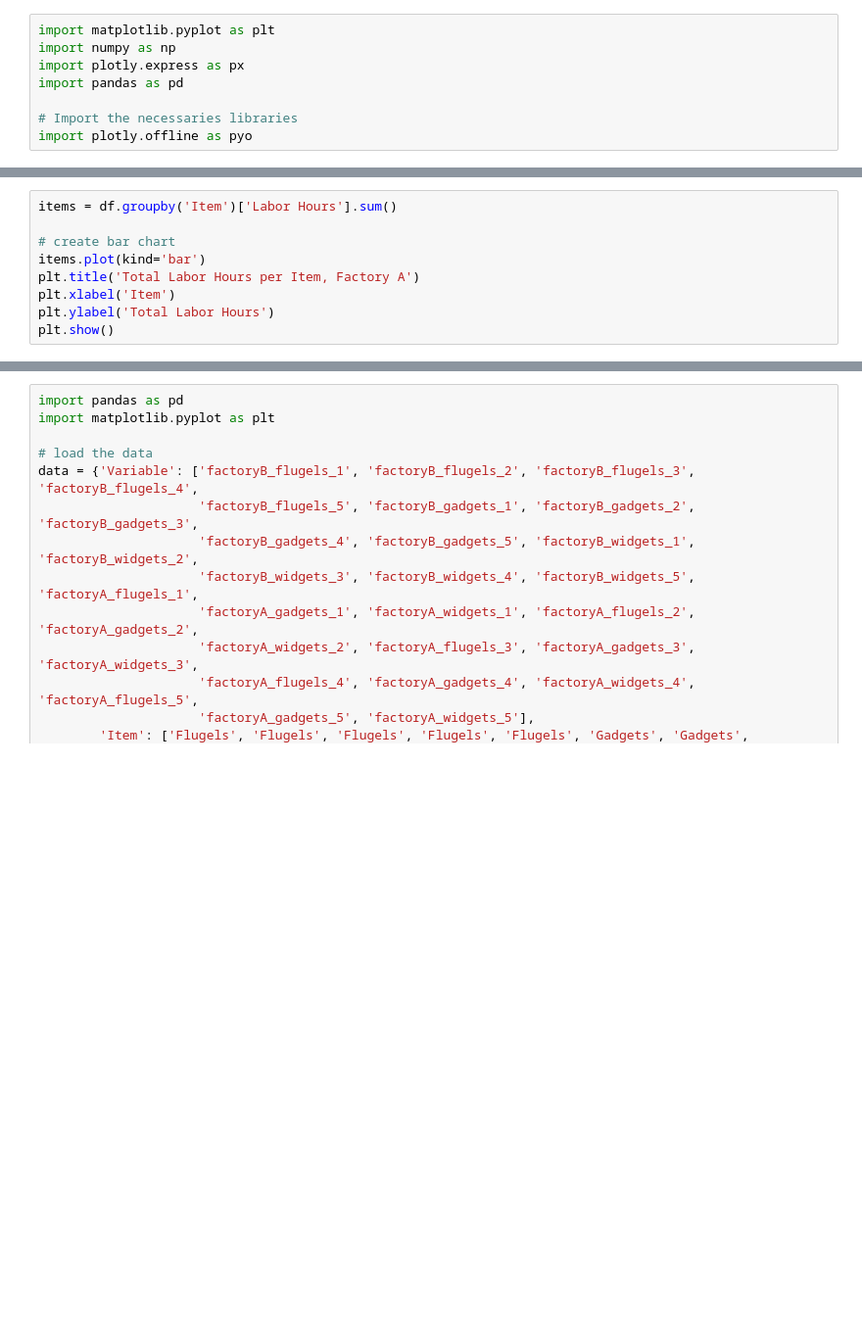
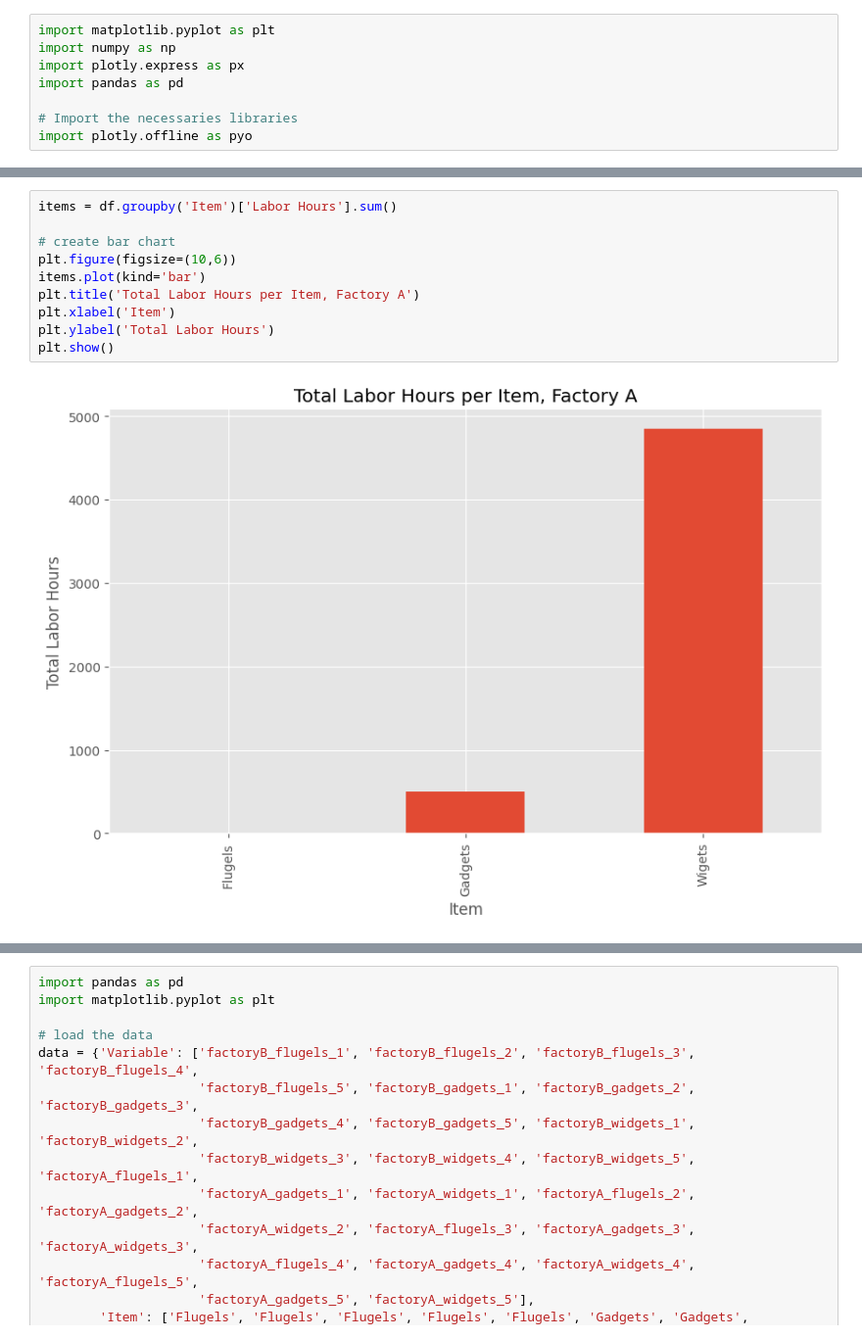
Before and after one commit to robords/msds460_final, a Jupyter notebook: Graphics.ipynb, the cells around one changed output, grey strips where cells are left out. Shown at 98% size. Cells and saved outputs as stored; diff of their text form; blank space fills up the shorter version.

```diff
--- a/Graphics.ipynb
+++ b/Graphics.ipynb
@@ -85,9 +105,12 @@ plt.show()
 # %%
 items = df.groupby('Item')['Labor Hours'].sum()
 
 # create bar chart
+plt.figure(figsize=(10,6))
 items.plot(kind='bar')
 plt.title('Total Labor Hours per Item, Factory A')
 plt.xlabel('Item')
 plt.ylabel('Total Labor Hours')
 plt.show()
+# %% [output]
+[figure, added]
```
Also changed, not shown: parts of 13 cells of this notebook, 2 other files.
